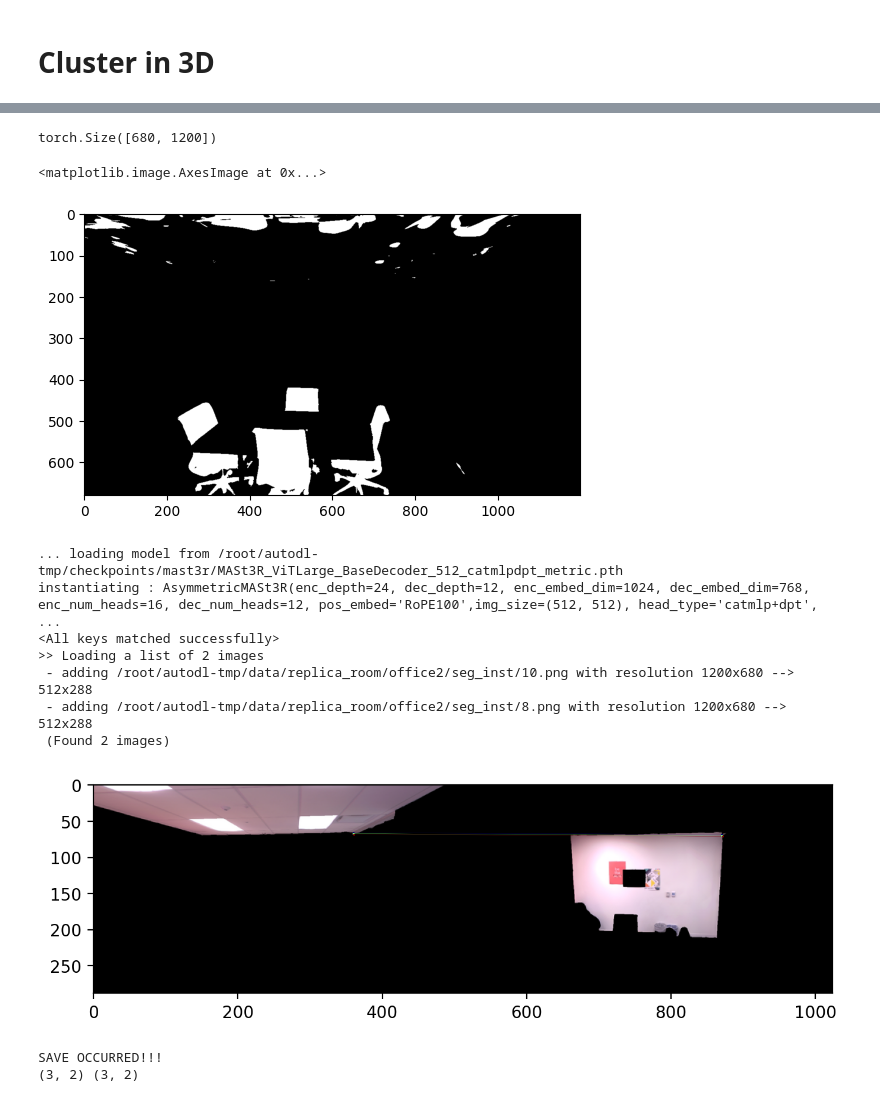
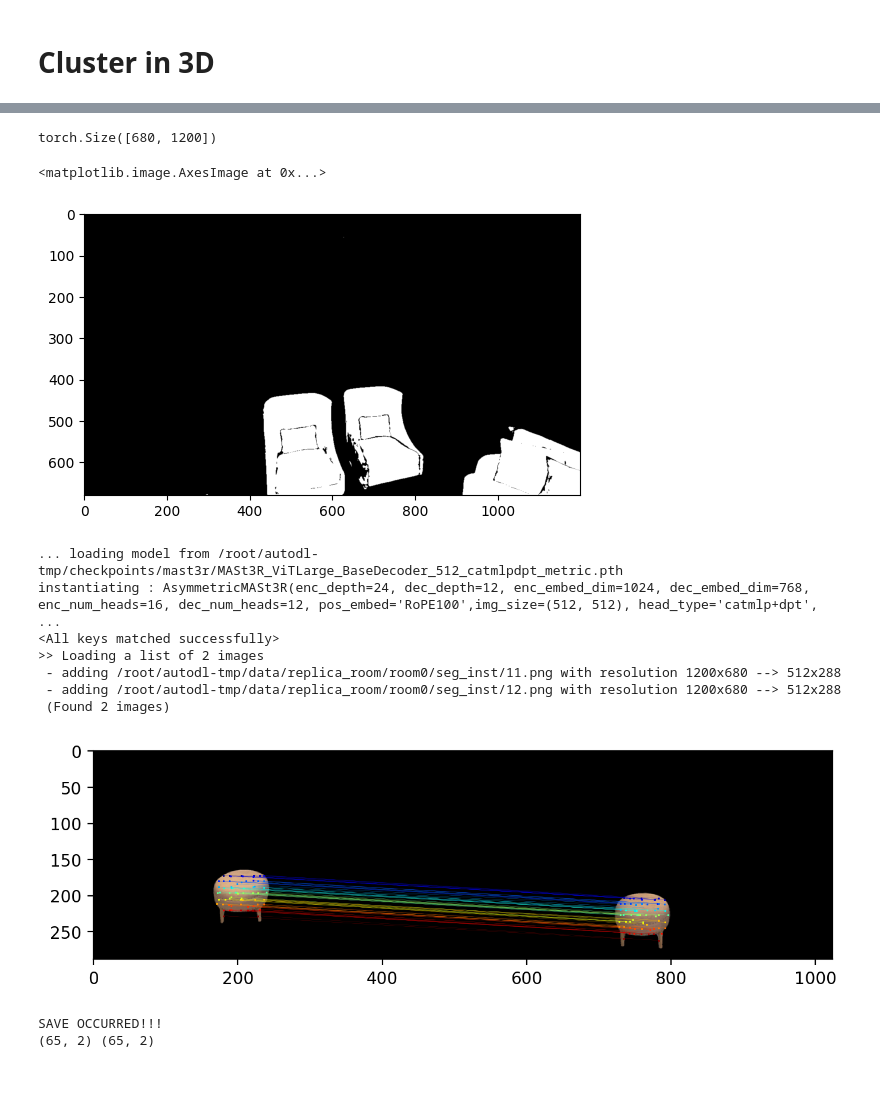
Before and after one commit to Strange-tech/Splat-n-Replace, a Jupyter notebook: template_3dgs.ipynb, the cells around one changed output, grey strips where cells are left out. Drawn from its saved outputs; the diff is of its cells as text; code cells hidden in the pictures.

```diff
--- a/template_3dgs.ipynb
+++ b/template_3dgs.ipynb
@@ -163,0 +222,22 @@ q_trans, q_trans_ = get_quantile_func(all_scales, 'uniform')
+# %%
+point_features = feature_gaussians.get_point_features
+
+scale_conditioned_point_features = point_features * gates.unsqueeze(0)
+
+normed_scale_conditioned_point_features = torch.nn.functional.normalize(scale_conditioned_point_features, dim = -1, p = 2)
+
+similarities = torch.einsum('C,NC->N', query_feature.cuda(), normed_scale_conditioned_point_features)
+
+similarities[similarities < 0.5] = 0
+
+bg_color = [0 for i in range(FEATURE_DIM)]
+background = torch.tensor(bg_color, dtype=torch.float32, device="cuda")
+
+try:
+    scene_gaussians.roll_back()
+except:
+    pass
+
+rendered_similarities = render(view, scene_gaussians, pipeline.extract(args), background, override_color=similarities.unsqueeze(-1).repeat([1,3]))['render']
+
+plt.imshow(rendered_similarities.permute([1,2,0])[:,:,0].detach().cpu())
@@ -270,5 +435,5 @@ elif SCENE_NAME == 'houses':
 # %%
-from copy import deepcopy
+
 from torchvision.utils import save_image
 
 seg_inst_path = f"/root/autodl-tmp/data/{SCENE_NAME}/seg_inst"
@@ -343,14 +508,14 @@ for idx, ref_img_camera_id in enumerate(ref_img_camera_ids):
     axs[2, idx].imshow(masked_image.permute([1,2,0]).detach().cpu().numpy())
     axs[2, idx].plot()
 
-    print("SAVE OCCURRED!!!")
-    save_image(masked_image, f"{seg_inst_path}/{idx}.png")
+    # print("SAVE OCCURRED!!!")
+    # save_image(masked_image, f"{seg_inst_path}/{idx}.png")
 
-    s_g = deepcopy(scene_gaussians)
-    s_g.segment(similarities > 0)
-    radii = render(view, s_g, pipeline.extract(args), background)["radii"]
-    s_g.segment(radii > 0)
-    s_g.save_ply(f"{seg_inst_path}/{idx}.ply")
+    # s_g = deepcopy(scene_gaussians)
+    # s_g.segment(similarities > 0)
+    # radii = render(view, s_g, pipeline.extract(args), background)["radii"]
+    # s_g.segment(radii > 0)
+    # s_g.save_ply(f"{seg_inst_path}/{idx}.ply")
 
 
 all_similarities = torch.stack(all_similarities, dim=0)
@@ -420,13 +578,13 @@ SAVE OCCURRED!!!
 Done!
 # %%
 
-mask = torch.load(f"/root/autodl-tmp/data/{SCENE_NAME}/instance_masks/frame000240.pt")
+mask = torch.load(f"/root/autodl-tmp/data/{SCENE_NAME}/instance_masks/frame001500.pt")
 print(mask.shape)
 plt.imshow(mask.detach().cpu(), cmap='gray')
 # %% [output]
 torch.Size([680, 1200])
 <matplotlib.image.AxesImage at 0x...>
-[figure, old version]
+[figure, new version]
 # %%
 from mast3r.model import AsymmetricMASt3R
 from mast3r.fast_nn import fast_reciprocal_NNs
@@ -453,7 +611,7 @@ def filter_points_by_mask(points, mask, target_H, target_W):
     keep = resized_mask[y, x]  # 注意顺序：先 y 后 x
     return keep
 
-# OBJECT_ID = [10, 8]
+OBJECT_ID = [11, 12]
 
 if __name__ == '__main__':
     device = 'cuda'
@@ -525,38 +683,38 @@ if __name__ == '__main__':
     img1 = np.pad(viz_imgs[1], ((0, max(H0 - H1, 0)), (0, 0), (0, 0)), 'constant', constant_values=0)
     img = np.concatenate((img0, img1), axis=1)
     pl.figure(figsize=(8, 6), dpi=200)
     pl.imshow(img)
     cmap = pl.get_cmap('jet')
     for i in range(n_viz):
         (x0, y0), (x1, y1) = viz_matches_im0[i].T, viz_matches_im1[i].T
         pl.plot([x0, x1 + W0], [y0, y1], linestyle='-', linewidth=0.1, marker='+', markersize=1, color=cmap(i / (n_viz - 1)), scalex=False, scaley=False)
     pl.show(block=True)
 
     matches_im0 = matches_im0.astype(np.float32)
     matches_im1 = matches_im1.astype(np.float32)
     matches_im0[:, 0] /= W0
     matches_im0[:, 1] /= H0
     matches_im1[:, 0] /= W1
     matches_im1[:, 1] /= H1
 
     pair_path = f'/root/autodl-tmp/data/{SCENE_NAME}/seg_inst/{OBJECT_ID[0]}<->{OBJECT_ID[1]}'
     os.makedirs(pair_path, exist_ok=True)
     print("SAVE OCCURRED!!!")
     np.save(f'{pair_path}/{OBJECT_ID[0]}.npy', matches_im0)
     np.save(f'{pair_path}/{OBJECT_ID[1]}.npy', matches_im1)
 
     print(matches_im0.shape, matches_im1.shape)
 # %% [output]
 ... loading model from /root/autodl-tmp/checkpoints/mast3r/MASt3R_ViTLarge_BaseDecoder_512_catmlpdpt_metric.pth
 instantiating : AsymmetricMASt3R(enc_depth=24, dec_depth=12, enc_embed_dim=1024, dec_embed_dim=768, enc_num_heads=16, dec_num_heads=12, pos_embed='RoPE100',img_size=(512, 512), head_type='catmlp+dpt', ...
 <All keys matched successfully>
 >> Loading a list of 2 images
- - adding /root/autodl-tmp/data/replica_room/office2/seg_inst/10.png with resolution 1200x680 --> 512x288
- - adding /root/autodl-tmp/data/replica_room/office2/seg_inst/8.png with resolution 1200x680 --> 512x288
+ - adding /root/autodl-tmp/data/replica_room/room0/seg_inst/11.png with resolution 1200x680 --> 512x288
+ - adding /root/autodl-tmp/data/replica_room/room0/seg_inst/12.png with resolution 1200x680 --> 512x288
  (Found 2 images)
-[figure, old version]
+[figure, new version]
 SAVE OCCURRED!!!
-(3, 2) (3, 2)
+(65, 2) (65, 2)
 # %%
 def geotrf(Trf, pts, ncol=None, norm=False):
     """ Apply a geometric transformation to a list of 3-D points.
```
Also changed, not shown: parts of 14 cells of this notebook, 9 other files.
